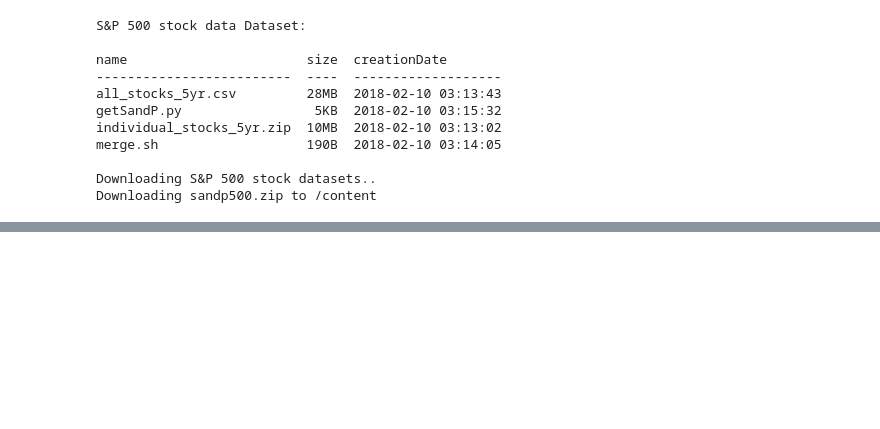
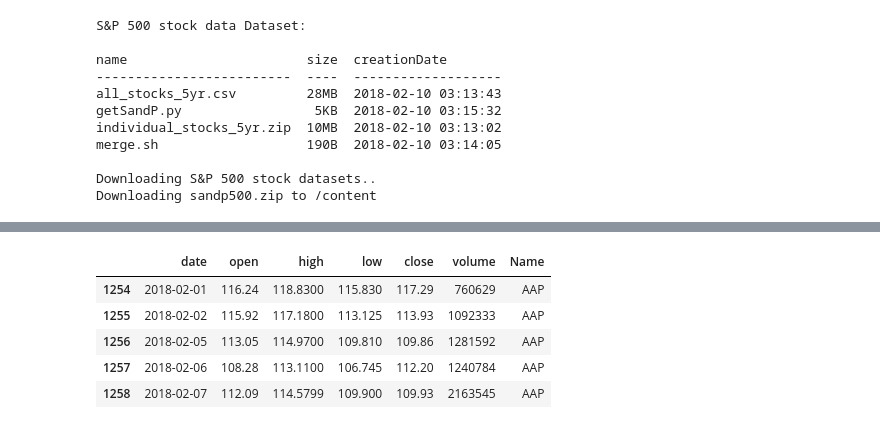
Before and after one commit to javablack95/Machine-learning-for-finance, a Jupyter notebook: Python_for_finance.ipynb, the cells around one changed output, grey strips where cells are left out. Saved outputs shown, nothing was run; the diff lists cells and outputs as text; code cells hidden in the pictures; blank space fills up the shorter version.

```diff
--- a/Python_for_finance.ipynb
+++ b/Python_for_finance.ipynb
@@ -50,0 +118,9 @@ Downloading sandp500.zip to /content
+# %%
+df.tail()
+# %% [output]
+|  | date | open | high | low | close | volume | Name |
+| 1254 | 2018-02-01 | 116.24 | 118.8300 | 115.830 | 117.29 | 760629 | AAP |
+| 1255 | 2018-02-02 | 115.92 | 117.1800 | 113.125 | 113.93 | 1092333 | AAP |
+| 1256 | 2018-02-05 | 113.05 | 114.9700 | 109.810 | 109.86 | 1281592 | AAP |
+| 1257 | 2018-02-06 | 108.28 | 113.1100 | 106.745 | 112.20 | 1240784 | AAP |
+| 1258 | 2018-02-07 | 112.09 | 114.5799 | 109.900 | 109.93 | 2163545 | AAP |
```
Also changed, not shown: parts of 31 cells of this notebook.
